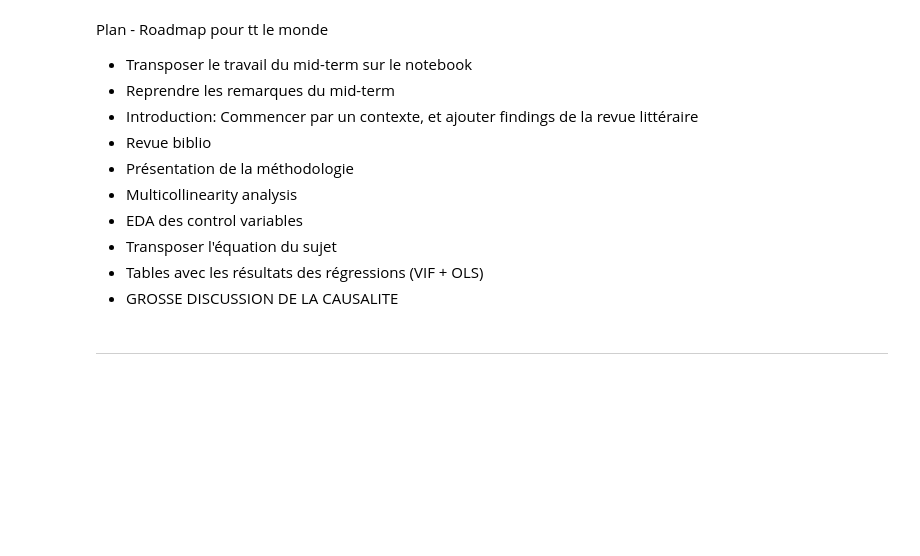
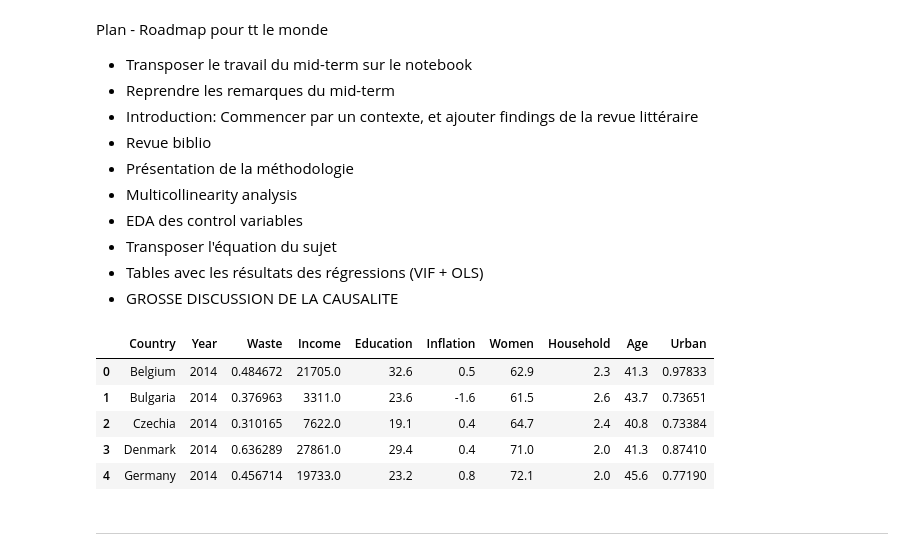
Before and after one commit to ChacoGolden/Stat-Data-Science, a Jupyter notebook: Otter_Final.ipynb, the cells around one changed output. Cells and saved outputs as stored; diff of their text form; code cells hidden in the pictures; blank space fills up the shorter version.

```diff
--- a/Otter_Final.ipynb
+++ b/Otter_Final.ipynb
@@ -18,3 +27,12 @@ Plan - Roadmap pour tt le monde
+# %%
+merged_data.head()
+# %% [output]
+|  | Country | Year | Waste | Income | Education | Inflation | Women | Household | Age | Urban |
+| 0 | Belgium | 2014 | 0.484672 | 21705.0 | 32.6 | 0.5 | 62.9 | 2.3 | 41.3 | 0.97833 |
+| 1 | Bulgaria | 2014 | 0.376963 | 3311.0 | 23.6 | -1.6 | 61.5 | 2.6 | 43.7 | 0.73651 |
+| 2 | Czechia | 2014 | 0.310165 | 7622.0 | 19.1 | 0.4 | 64.7 | 2.4 | 40.8 | 0.73384 |
+| 3 | Denmark | 2014 | 0.636289 | 27861.0 | 29.4 | 0.4 | 71.0 | 2.0 | 41.3 | 0.87410 |
+| 4 | Germany | 2014 | 0.456714 | 19733.0 | 23.2 | 0.8 | 72.1 | 2.0 | 45.6 | 0.77190 |
 # %% [markdown]
 
 
```
Also changed, not shown: parts of 6 cells of this notebook.
